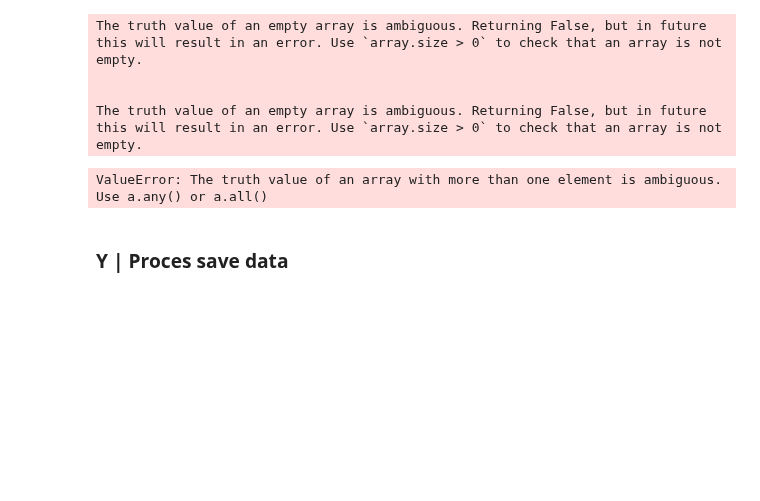
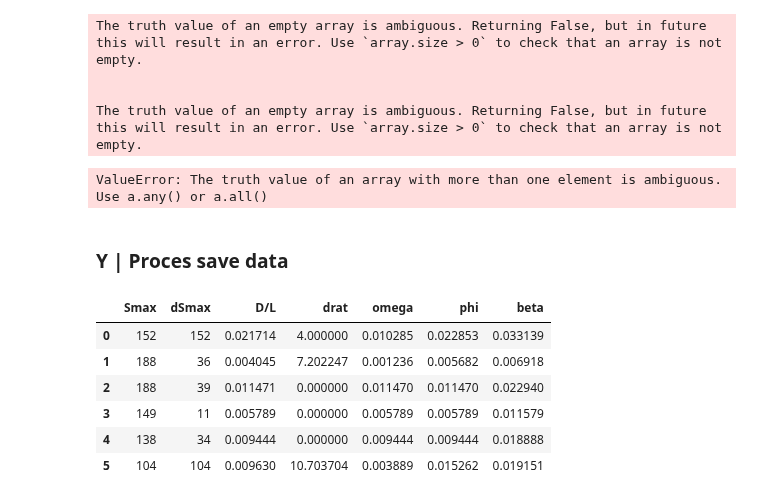
Before and after one commit to MunawarJohar/BRICKS, a Jupyter notebook: IJsselsteinseweg 77.ipynb, the cells around one changed output. Cells and saved outputs as stored; diff of their text form; code cells hidden in the pictures; blank space fills up the shorter version.

```diff
--- a/IJsselsteinseweg 77.ipynb
+++ b/IJsselsteinseweg 77.ipynb
@@ -163,2 +160,12 @@ dicts = [ijsselsteinseweg.soil['sri'], ijsselsteinseweg.process['ltsm']['results
 names = ['SRI', 'LTSM', 'VARIABLES']
 ijsselsteinseweg.process_dfs(dicts, names)
+# %%
+ijsselsteinseweg.dataframes['SRI']
+# %% [output]
+|  | Smax | dSmax | D/L | drat | omega | phi | beta |
+| 0 | 152 | 152 | 0.021714 | 4.000000 | 0.010285 | 0.022853 | 0.033139 |
+| 1 | 188 | 36 | 0.004045 | 7.202247 | 0.001236 | 0.005682 | 0.006918 |
+| 2 | 188 | 39 | 0.011471 | 0.000000 | 0.011470 | 0.011470 | 0.022940 |
+| 3 | 149 | 11 | 0.005789 | 0.000000 | 0.005789 | 0.005789 | 0.011579 |
+| 4 | 138 | 34 | 0.009444 | 0.000000 | 0.009444 | 0.009444 | 0.018888 |
+| 5 | 104 | 104 | 0.009630 | 10.703704 | 0.003889 | 0.015262 | 0.019151 |
```
Also changed, not shown: parts of 4 cells of this notebook, 11 other files.
